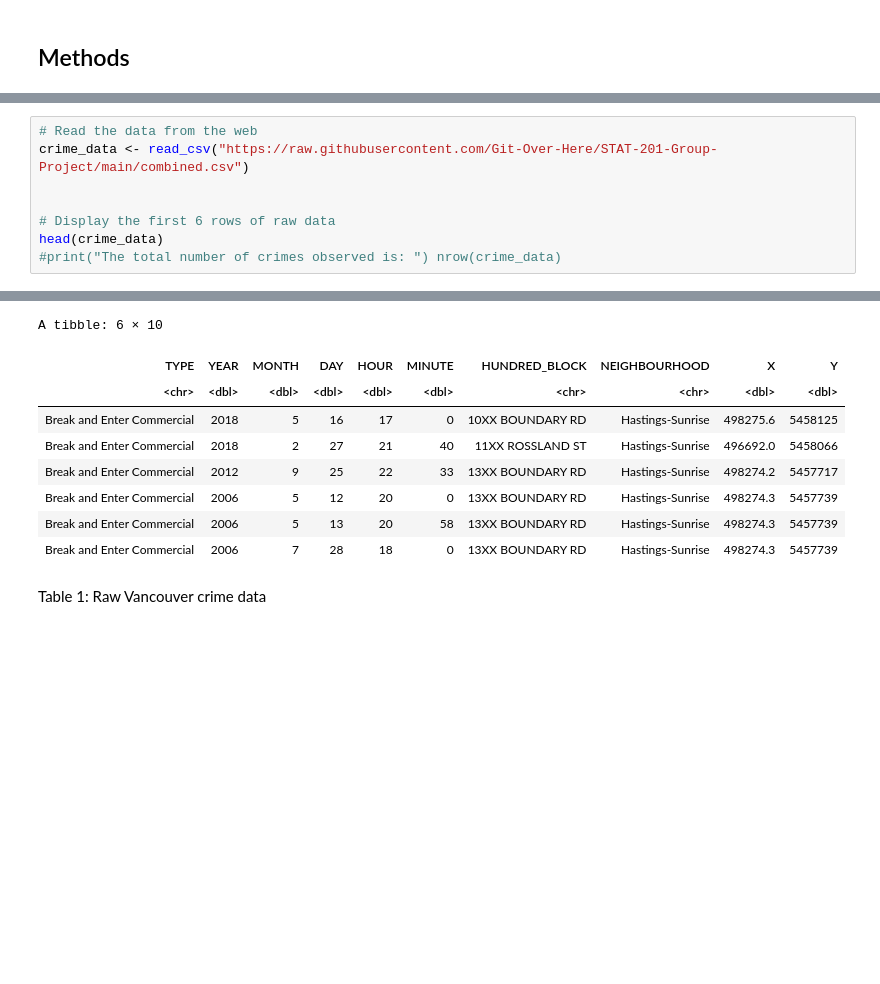
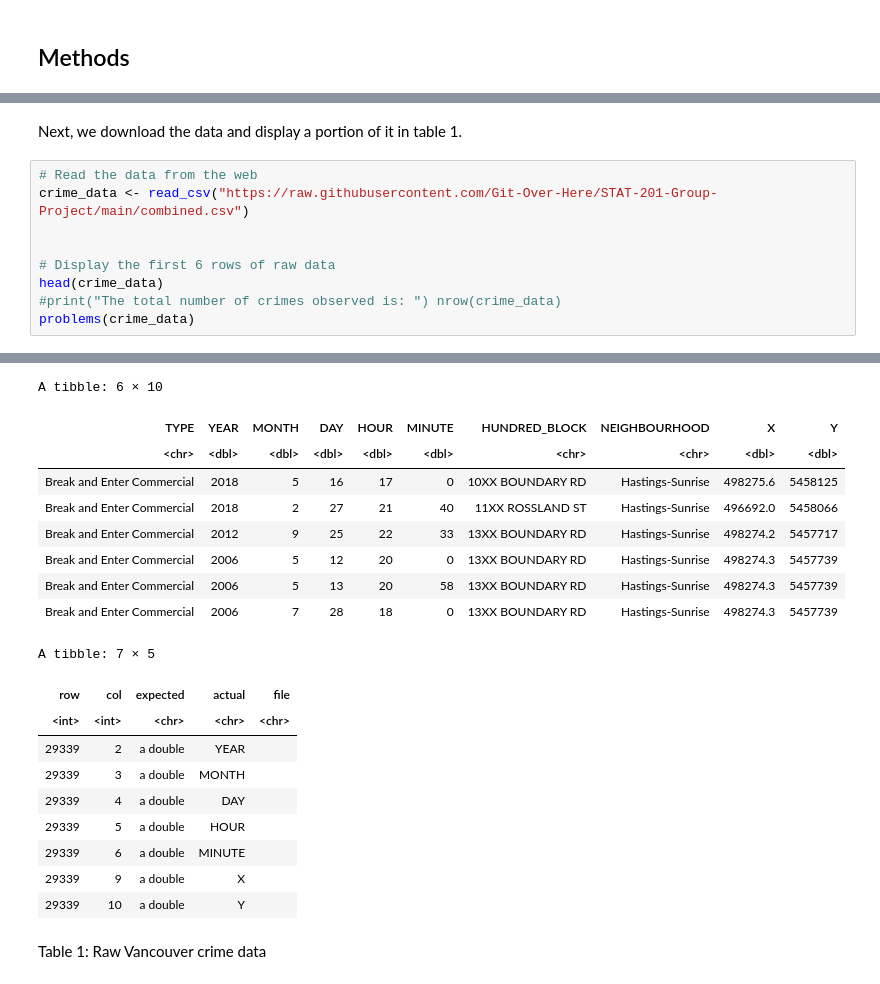
Before and after one commit to Git-Over-Here/STAT-201-Group-Project, a Jupyter notebook: Final Report.ipynb, the cells around one changed output, grey strips where cells are left out. Cells and saved outputs as stored; diff of their text form; blank space fills up the shorter version.

```diff
--- a/Final Report.ipynb
+++ b/Final Report.ipynb
@@ -28,3 +44,5 @@ options(dplyr.summarise.inform = FALSE)
+# %% [markdown]
+Next, we download the data and display a portion of it in table 1.
 # %%
 # Read the data from the web
 crime_data <- read_csv("https://raw.githubusercontent.com/Git-Over-Here/STAT-201-Group-Project/main/combined.csv")
@@ -33,4 +51,5 @@ crime_data <- read_csv("https://raw.githubusercontent.com/Git-Over-Here/STAT-201
 # Display the first 6 rows of raw data
 head(crime_data)
 #print("The total number of crimes observed is: ") nrow(crime_data)
+problems(crime_data)
 # %% [output]
@@ -37,19 +58,29 @@ head(crime_data)
 Rows: 70996 Columns: 10
 ── Column specification ────────────────────────────────────────────────────────
 Delimiter: ","
 chr (3): TYPE, HUNDRED_BLOCK, NEIGHBOURHOOD
 dbl (7): YEAR, MONTH, DAY, HOUR, MINUTE, X, Y
 
 ℹ Use `spec()` to retrieve the full column specification for this data.
 ℹ Specify the column types or set `show_col_types = FALSE` to quiet this message.
 A tibble: 6 × 10
 | TYPE | YEAR | MONTH | DAY | HOUR | MINUTE | HUNDRED_BLOCK | NEIGHBOURHOOD | X | Y |
 | <chr> | <dbl> | <dbl> | <dbl> | <dbl> | <dbl> | <chr> | <chr> | <dbl> | <dbl> |
 | Break and Enter Commercial | 2018 | 5 | 16 | 17 | 0 | 10XX BOUNDARY RD | Hastings-Sunrise | 498275.6 | 5458125 |
 | Break and Enter Commercial | 2018 | 2 | 27 | 21 | 40 | 11XX ROSSLAND ST | Hastings-Sunrise | 496692.0 | 5458066 |
 | Break and Enter Commercial | 2012 | 9 | 25 | 22 | 33 | 13XX BOUNDARY RD | Hastings-Sunrise | 498274.2 | 5457717 |
 | Break and Enter Commercial | 2006 | 5 | 12 | 20 | 0 | 13XX BOUNDARY RD | Hastings-Sunrise | 498274.3 | 5457739 |
 | Break and Enter Commercial | 2006 | 5 | 13 | 20 | 58 | 13XX BOUNDARY RD | Hastings-Sunrise | 498274.3 | 5457739 |
 | Break and Enter Commercial | 2006 | 7 | 28 | 18 | 0 | 13XX BOUNDARY RD | Hastings-Sunrise | 498274.3 | 5457739 |
+A tibble: 7 × 5
+| row | col | expected | actual | file |
+| <int> | <int> | <chr> | <chr> | <chr> |
+| 29339 | 2 | a double | YEAR |  |
+| 29339 | 3 | a double | MONTH |  |
+| 29339 | 4 | a double | DAY |  |
+| 29339 | 5 | a double | HOUR |  |
+| 29339 | 6 | a double | MINUTE |  |
+| 29339 | 9 | a double | X |  |
+| 29339 | 10 | a double | Y |  |
 # %% [markdown]
 Table 1: Raw Vancouver crime data
```
Also changed, not shown: parts of 19 cells of this notebook.
